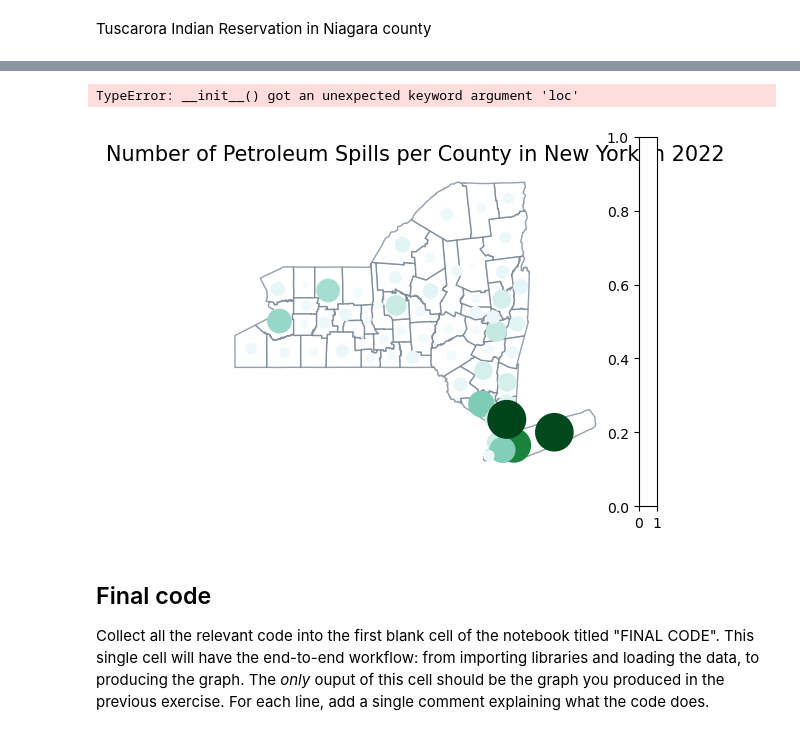
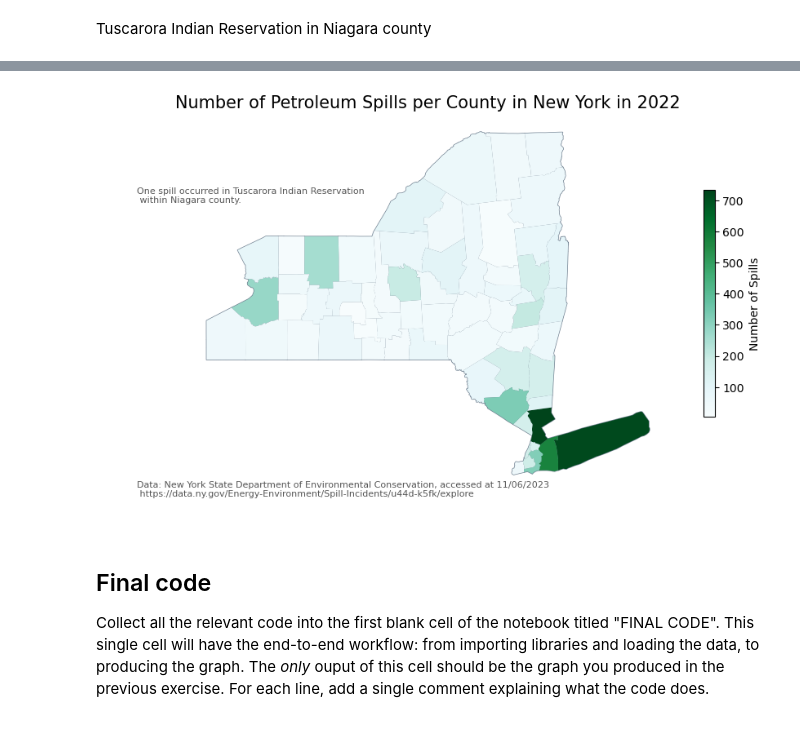
Before and after one commit to mariamkg00/eds-220-hwk-3, a Jupyter notebook: hwk3-task1-spills.ipynb, the cells around one changed output, grey strips where cells are left out. Saved outputs shown, nothing was run; the diff lists cells and outputs as text; code cells hidden in the pictures.

Commit message:
added annotations

```diff
--- a/hwk3-task1-spills.ipynb
+++ b/hwk3-task1-spills.ipynb
@@ -539,7 +544,7 @@ dtype: object
 # %%
 # 1.
 # inner join  using pandas merge and specifying the column name to which i'm merging
-ny_counties = pd.merge(spills_per_county,ny_counties,
+ny_counties = pd.merge(ny_counties,spills_per_county,
                       how = 'inner',
                       on = 'county')
 ny_counties
@@ -589,0 +600,5 @@ Index(['county', 'n_spills'], dtype='object')
+# %%
+ny_counties = ny_counties.drop(columns = ['n_spills_y'])
+# %%
+ny_counties = ny_counties.rename(columns = {'n_spills_x':'n_spills'})
+ny_counties
@@ -590,8 +619,5 @@ Index(['county', 'n_spills'], dtype='object')
 # %%
 # converting ny_counties to a geopandas dataframe
-ny_counties = gpd.GeoDataFrame(ny_counties,
-                               geometry=gpd.points_from_xy(ny_counties.intptlon, ny_counties.intptlat),
-                               crs = 'EPSG:4269')
 ny_counties.plot()
 # %% [output]
 <AxesSubplot:>
@@ -603,31 +642,40 @@ len(ny_counties)
 # %%
+#updating figure size
+fig, ax = plt.subplots(figsize = (10,6))
 
-fig, ax = plt.subplots()
+# adding annotation
+ax.annotate('Data: New York State Department of Environmental Conservation, accessed at 11/06/2023\n https://data.ny.gov/Energy-Environment/Spill-Incidents/u44d-k5fk/explore' ,
+            xy=(0.05, .06), # position
+            xycoords='figure fraction',
+            fontsize=8,
+            color='#555555')
+
+ax.annotate('One spill occurred in Tuscarora Indian Reservation\n within Niagara county.' ,
+            xy=(.05, .66), # position
+            xycoords='figure fraction',
+            fontsize=8,
+            color='#555555')
 # remove the axis box around the map
 ax.axis('off')
+
 # update title
 ax.set_title('Number of Petroleum Spills per County in New York in 2022', fontsize = 15)
 ny_map = counties.loc[(counties.statefp == '36')]
+
 #adding new york boundary map
 ny_map.plot(ax = ax,
                  color = '#FFFFFF',
-                 edgecolor = 'slategray',
-                 column = 'n_spills',
-                 markersize = 0.5,
-                 alpha = 0.75)
+                 edgecolor = 'slategray')
 ny_counties.plot(ax = ax,
                  column = 'n_spills',
                  markersize = 'n_spills',
                  cmap ='BuGn',
                  legend = True,
-                 legend_kwds= {'loc': "lower right",
-                                'title':'Number of Petroleum Spills',
-                                'title_fontsize':'small',
-                                'fontsize':'small'})
+                 legend_kwds= {'shrink': .6,
+                               'label': 'Number of Spills'})
 plt.show()
 # %% [output]
-TypeError: __init__() got an unexpected keyword argument 'loc'
-[figure, old version]
+[figure, new version]
 # %% [markdown]
 ## Final code
 
```
Also changed, not shown: parts of 7 cells of this notebook.
